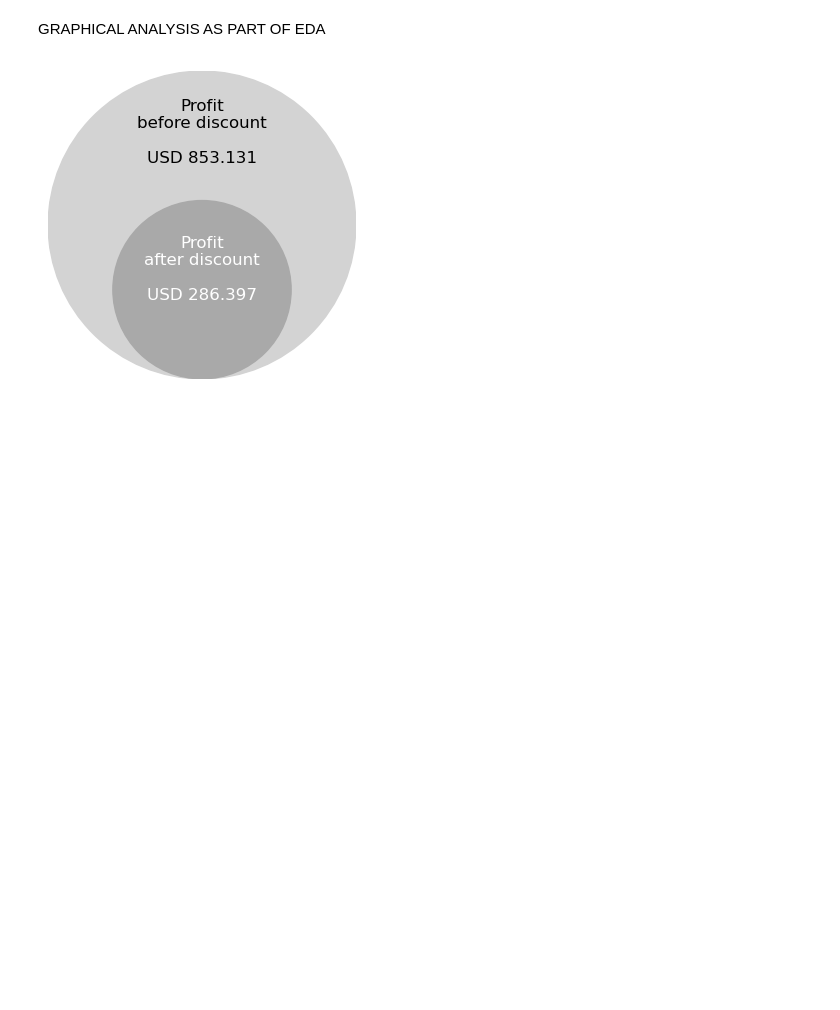
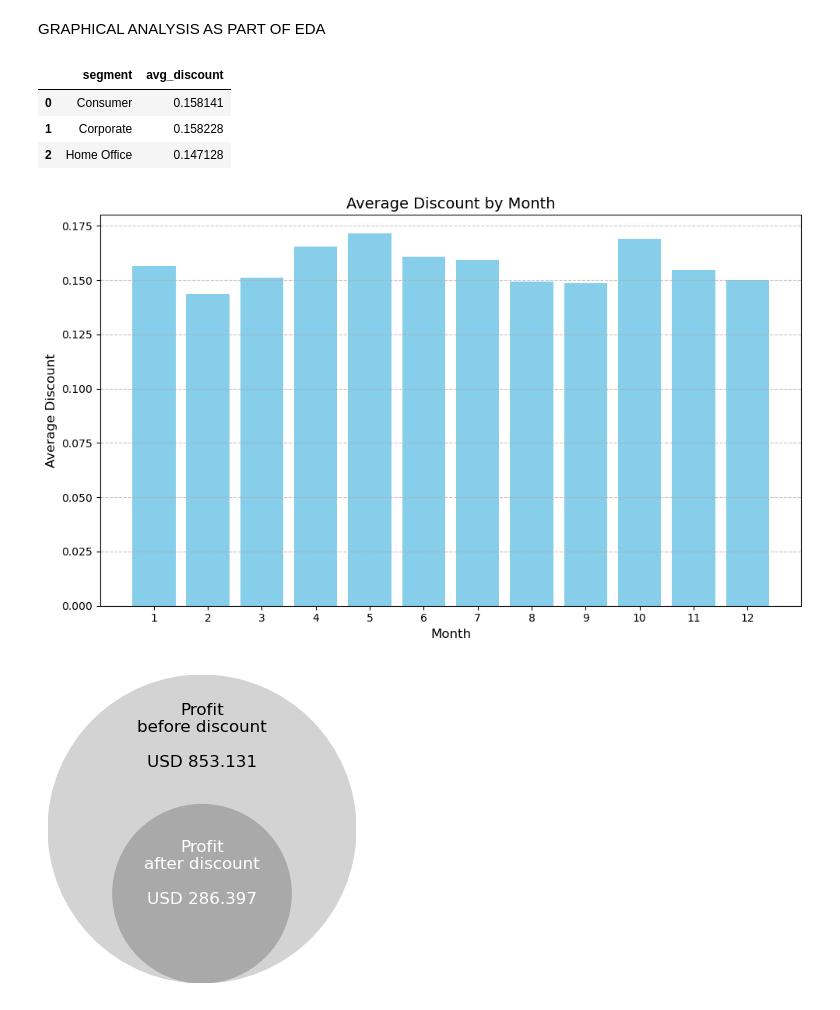
Before and after one commit to puma202581/CAB_Project_05_Superstore, a Jupyter notebook: Superstore_Feature_Eng_order_in_2017.ipynb, the cells around one changed output. Cells and saved outputs as stored; diff of their text form; code cells hidden in the pictures; blank space fills up the shorter version.

```diff
--- a/Superstore_Feature_Eng_order_in_2017.ipynb
+++ b/Superstore_Feature_Eng_order_in_2017.ipynb
@@ -114,6 +114,37 @@ df
 # df.to_csv('Sample-Superstore_cleaned2.csv', index=False)
 # %% [markdown]
 GRAPHICAL ANALYSIS AS PART OF EDA
+# %%
+# Show the average discount per segment
+avg_discount_per_segment = df.groupby('segment')['discount'].mean().reset_index()
+avg_discount_per_segment.rename(columns={'discount': 'avg_discount'}, inplace=True)
+avg_discount_per_segment
+# %% [output]
+|  | segment | avg_discount |
+| 0 | Consumer | 0.158141 |
+| 1 | Corporate | 0.158228 |
+| 2 | Home Office | 0.147128 |
+# %%
+# Show the average discount by month
+df['month'] = df['ship_date'].dt.month
+avg_discount_by_month = df.groupby('month')['discount'].mean().reset_index()
+avg_discount_by_month.rename(columns={'discount': 'avg_discount'}, inplace=True)
+avg_discount_by_month
+
+# present as histogram
+import matplotlib.pyplot as plt
+
+plt.figure(figsize=(10, 6))
+plt.bar(avg_discount_by_month['month'], avg_discount_by_month['avg_discount'], color='skyblue')
+plt.xlabel('Month', fontsize=12)
+plt.ylabel('Average Discount', fontsize=12)
+plt.title('Average Discount by Month', fontsize=14)
+plt.xticks(avg_discount_by_month['month'])
+plt.grid(axis='y', linestyle='--', alpha=0.7)
+plt.tight_layout()
+plt.show()
+# %% [output]
+[figure, added]
 # %%
 # Create a chart with two circles
 # Circle 1 = radius of circle should us total sum of all values in column 'profit_without_discount'
```
Also changed, not shown: parts of 7 cells of this notebook.
